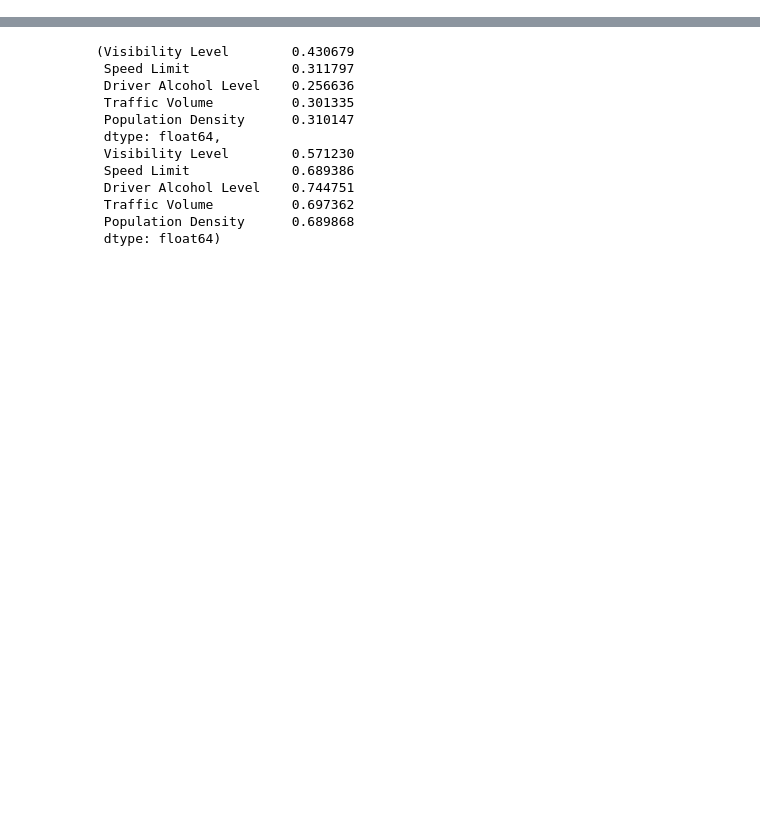
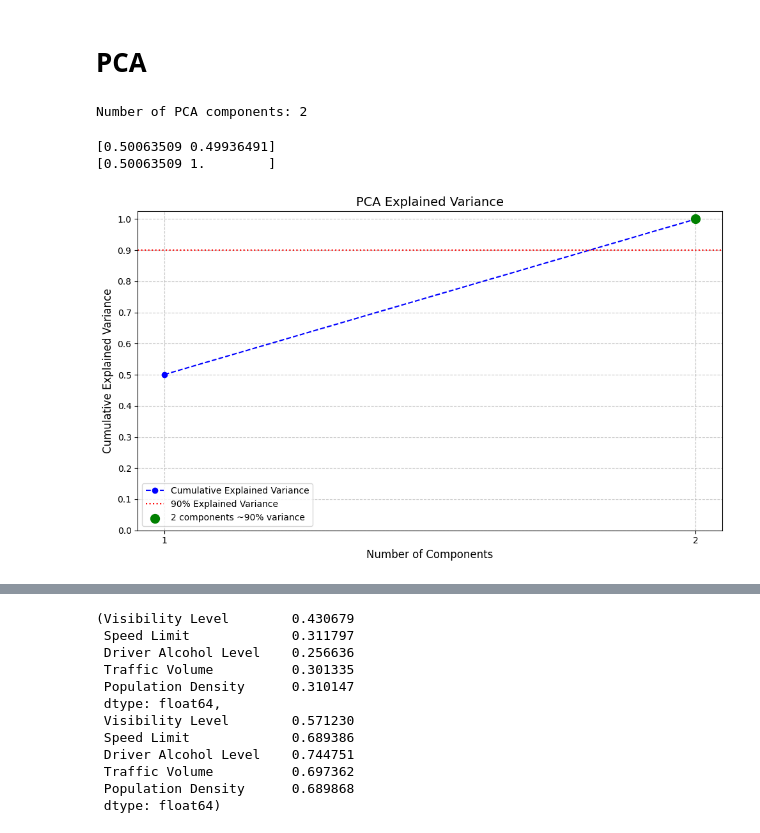
Before and after one commit to iamnotchris14/RoadAccidentDataset, a Jupyter notebook: kMeansClustering.ipynb, the cells around one changed output, grey strips where cells are left out. Drawn from its saved outputs; the diff is of its cells as text; code cells hidden in the pictures; blank space fills up the shorter version.

```diff
--- a/kMeansClustering.ipynb
+++ b/kMeansClustering.ipynb
@@ -425,0 +75,54 @@ plt.show()
+# %% [markdown]
+# PCA
+# %%
+from sklearn.decomposition import PCA
+
+# Perform PCA
+pca = PCA(n_components=2)
+pca_data = pca.fit_transform(scaled_data_df)
+
+# Convert PCA output to DataFrame
+pca_df = pd.DataFrame(pca_data)
+print("Number of PCA components:", pca.n_components_)
+# %% [output]
+Number of PCA components: 2
+# %%
+import matplotlib.pyplot as plt
+import numpy as np
+from sklearn.decomposition import PCA
+
+pca = PCA()
+pca.fit(pca_df)
+print(pca.explained_variance_ratio_)  # variance explained by each PC
+print(pca.explained_variance_ratio_.cumsum())  # cumulative explained variance
+
+# Cumulative explained variance
+cum_var = pca.explained_variance_ratio_.cumsum()
+num_components = len(cum_var)
+
+plt.figure(figsize=(10,6))
+
+# Plot cumulative variance
+plt.plot(range(1, num_components + 1), cum_var, marker='o', linestyle='--', color='blue', label='Cumulative Explained Variance')
+
+# Optional: plot a horizontal line at 90% variance
+plt.axhline(y=0.9, color='red', linestyle=':', label='90% Explained Variance')
+
+# Optional: highlight the number of components reaching 90%
+components_90 = np.argmax(cum_var >= 0.9) + 1
+plt.scatter(components_90, cum_var[components_90-1], color='green', s=100, zorder=5, label=f'{components_90} components ~90% variance')
+
+# Labels and title
+plt.xlabel("Number of Components", fontsize=12)
+plt.ylabel("Cumulative Explained Variance", fontsize=12)
+plt.title("PCA Explained Variance", fontsize=14)
+plt.xticks(range(1, num_components + 1))
+plt.yticks(np.linspace(0,1,11))
+plt.grid(True, linestyle='--', alpha=0.7)
+plt.legend()
+plt.tight_layout()
+plt.show()
+# %% [output]
+[0.50063509 0.49936491]
+[0.50063509 1.        ]
+[figure, added]
```
Also changed, not shown: parts of 38 cells of this notebook.
